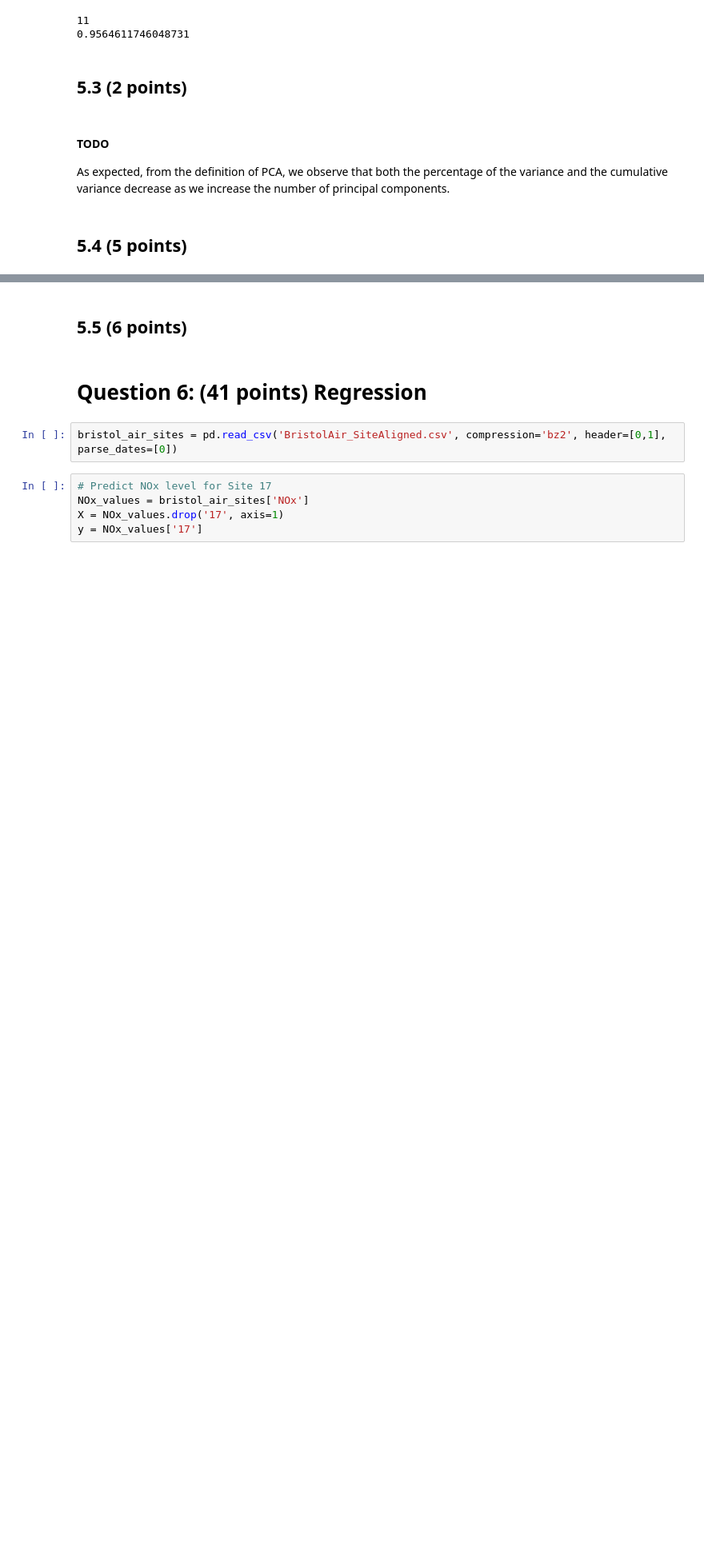
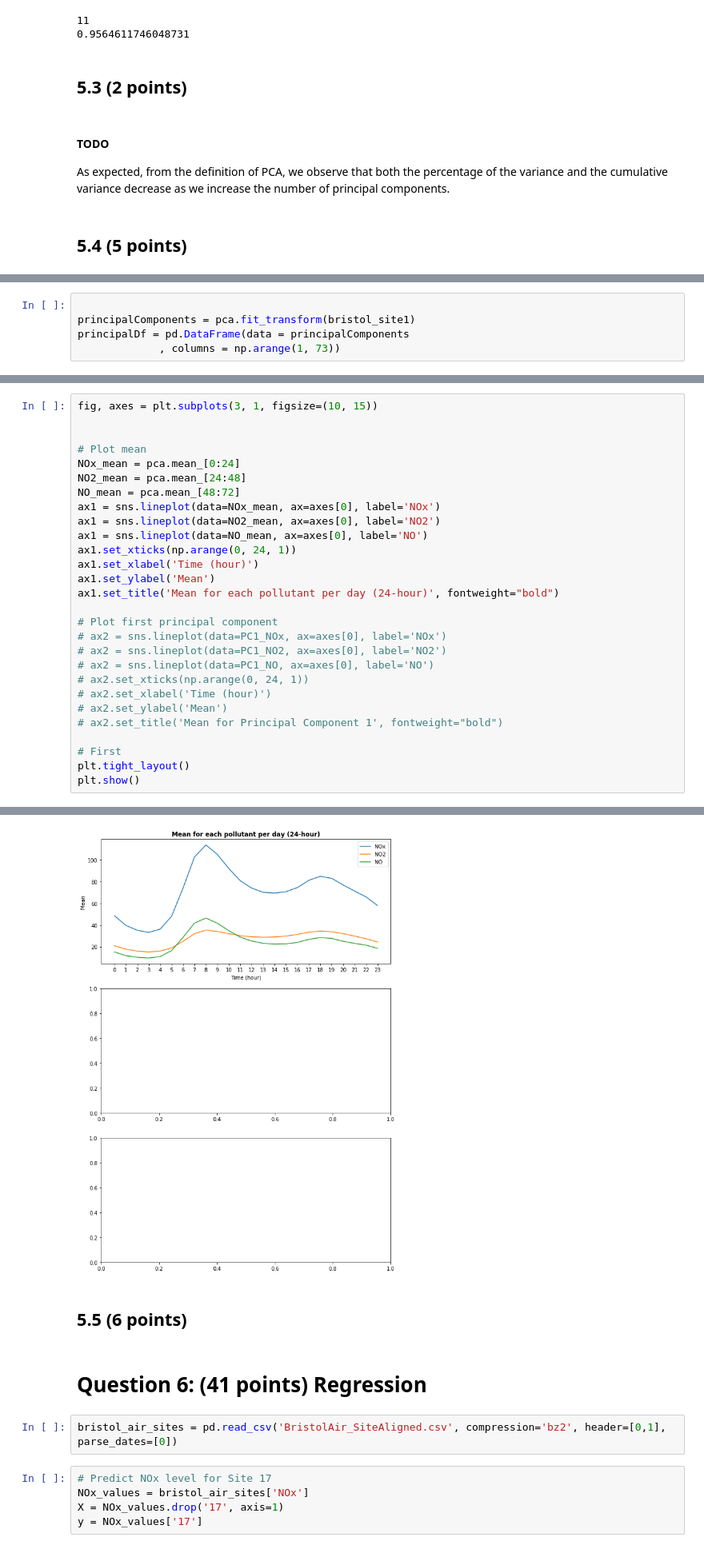
Before and after one commit to celinadong/IAML-CW2, a Jupyter notebook: Data/PartB/Part B - Bristol Air Quality.ipynb, the cells around one changed output, grey strips where cells are left out. Shown at 80% size. Cells and saved outputs as stored; diff of their text form; blank space fills up the shorter version.

```diff
--- a/Data/PartB/Part B - Bristol Air Quality.ipynb
+++ b/Data/PartB/Part B - Bristol Air Quality.ipynb
@@ -458,0 +497,5 @@ As expected, from the definition of PCA, we observe that both the percentage of
+# %%
+
+principalComponents = pca.fit_transform(bristol_site1)
+principalDf = pd.DataFrame(data = principalComponents
+             , columns = np.arange(1, 73))
@@ -458,0 +527,29 @@ As expected, from the definition of PCA, we observe that both the percentage of
+# %%
+fig, axes = plt.subplots(3, 1, figsize=(10, 15))
+
+
+# Plot mean
+NOx_mean = pca.mean_[0:24]
+NO2_mean = pca.mean_[24:48]
+NO_mean = pca.mean_[48:72]
+ax1 = sns.lineplot(data=NOx_mean, ax=axes[0], label='NOx')
+ax1 = sns.lineplot(data=NO2_mean, ax=axes[0], label='NO2')
+ax1 = sns.lineplot(data=NO_mean, ax=axes[0], label='NO')
+ax1.set_xticks(np.arange(0, 24, 1))
+ax1.set_xlabel('Time (hour)')
+ax1.set_ylabel('Mean')
+ax1.set_title('Mean for each pollutant per day (24-hour)', fontweight="bold")
+
+# Plot first principal component
+# ax2 = sns.lineplot(data=PC1_NOx, ax=axes[0], label='NOx')
+# ax2 = sns.lineplot(data=PC1_NO2, ax=axes[0], label='NO2')
+# ax2 = sns.lineplot(data=PC1_NO, ax=axes[0], label='NO')
+# ax2.set_xticks(np.arange(0, 24, 1))
+# ax2.set_xlabel('Time (hour)')
+# ax2.set_ylabel('Mean')
+# ax2.set_title('Mean for Principal Component 1', fontweight="bold")
+
+# First
+plt.tight_layout()
+plt.show()
+# %% [output]
@@ -459,3 +557,4 @@ As expected, from the definition of PCA, we observe that both the percentage of
+[figure, added]
 # %% [markdown]
 ## 5.5 (6 points)
 # %% [markdown]
```
Also changed, not shown: parts of 38 cells of this notebook, 1 other file.
